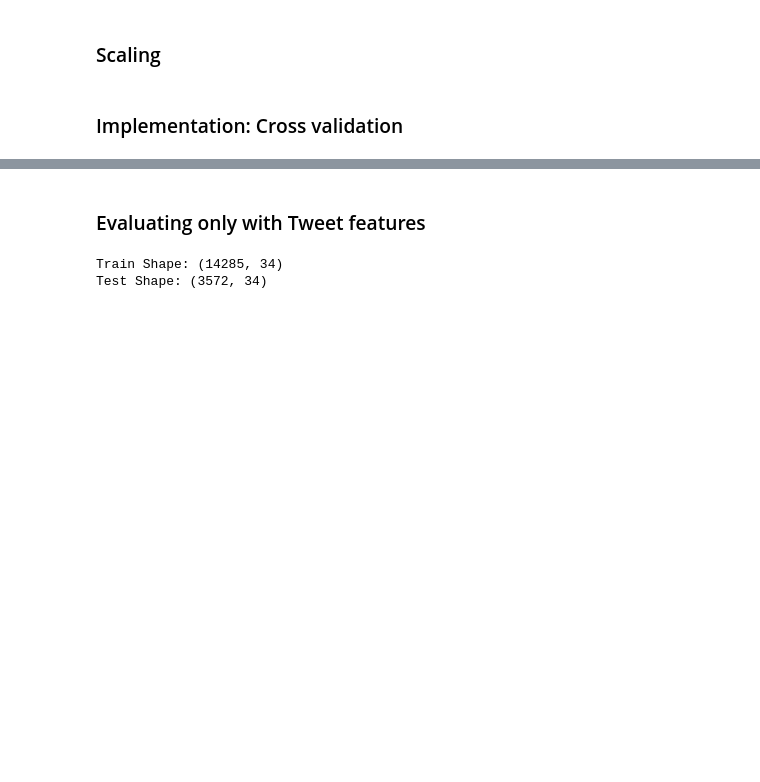
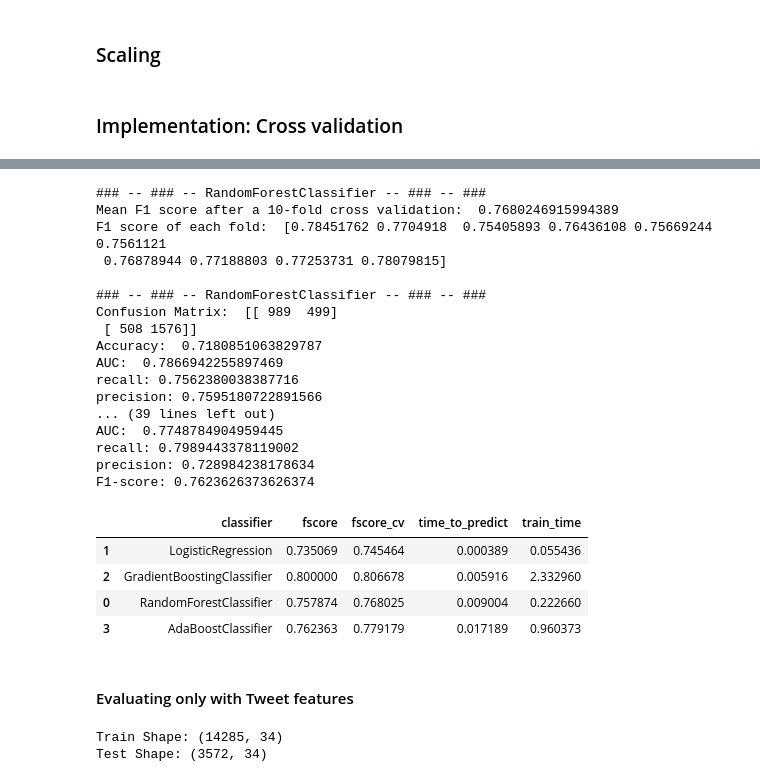
Before and after one commit to christinabo/spot-the-fake, a Jupyter notebook: fake_or_real.ipynb, the cells around one changed output, grey strips where cells are left out. Saved outputs shown, nothing was run; the diff lists cells and outputs as text; code cells hidden in the pictures; blank space fills up the shorter version.

```diff
--- a/fake_or_real.ipynb
+++ b/fake_or_real.ipynb
@@ -287,14 +315,21 @@ from sklearn.metrics import roc_auc_score
 from sklearn.metrics import accuracy_score
 from sklearn.metrics import confusion_matrix
 from sklearn.metrics import f1_score, precision_score, recall_score
+import time
 
 def display_scores(predictor, X, y):
     """
     Calculates metrics and display it
     """
+    results = {}
+
     print('\n### -- ### -- ' + str(type(predictor)).split('.')[-1][:-2] + ' -- ### -- ###')
+    results['classifier'] = str(type(predictor)).split('.')[-1][:-2]
     # Getting the predicted values
+    start = time.time()
     ypred = predictor.predict(X)
+    end = time.time()
+    results['time_to_predict'] = end-start
     ypred_score = predictor.predict_proba(X)
 
     # calculating metrics
@@ -311,4 +346,7 @@ def display_scores(predictor, X, y):
     print('recall:', recall)
     print('precision:', precision)
     print('F1-score:', fscore)
+    results['fscore'] = fscore
+
+    return results
 # %% [markdown]
@@ -322,15 +362,25 @@ import warnings
 
 warnings.filterwarnings("ignore", category=FutureWarning)
 
-# Initialize the models
-clf_A = RandomForestClassifier(random_state=0)
-clf_B = LogisticRegression(random_state=0, solver='lbfgs')
-clf_C = GradientBoostingClassifier(random_state=0)
-clf_D = AdaBoostClassifier(random_state=0)
+def evaluate(Xtrain, ytrain, Xtest, ytest):
+    # Initialize the models
+    clf_A = RandomForestClassifier(random_state=0)
+    clf_B = LogisticRegression(random_state=0, solver='lbfgs')
+    clf_C = GradientBoostingClassifier(random_state=0)
+    clf_D = AdaBoostClassifier(random_state=0)
+    stats = []
+    for learner in [clf_A, clf_B, clf_C, clf_D]:
+        start = time.time()
+        learner.fit(Xtrain, ytrain)
+        end = time.time()
+        train_time = end-start
 
-for learner in [clf_A, clf_B, clf_C, clf_D]:
+        fscore_cv = do_cv(learner, Xtrain, ytrain, 10)
 
-    learner.fit(Xtrain, ytrain)
-    do_cv(learner, Xtrain, ytrain, 10)
-    display_scores(learner, Xtrain, ytrain)
-    display_scores(learner, Xtest, ytest)
+        # display_scores(learner, Xtrain, ytrain)
+        results = display_scores(learner, Xtest, ytest)
+        results['train_time'] = train_time
+        results['fscore_cv'] = fscore_cv
+
+        stats.append(results)
+    return stats
@@ -355,5 +387,33 @@ F1-score: 0.7747290753977404
+# %%
+results = evaluate(Xtrain, ytrain, Xtest, ytest)
+results_all_df = pd.DataFrame(results)
+results_all_df.sort_values('time_to_predict', inplace=True)
+results_all_df
+# %% [output]
+### -- ### -- RandomForestClassifier -- ### -- ###
+Mean F1 score after a 10-fold cross validation:  0.7680246915994389
+F1 score of each fold:  [0.78451762 0.7704918  0.75405893 0.76436108 0.75669244 0.7561121
+ 0.76878944 0.77188803 0.77253731 0.78079815]
+
+### -- ### -- RandomForestClassifier -- ### -- ###
+Confusion Matrix:  [[ 989  499]
+ [ 508 1576]]
+Accuracy:  0.7180851063829787
+AUC:  0.7866942255897469
+recall: 0.7562380038387716
+precision: 0.7595180722891566
+... (39 lines left out)
+AUC:  0.7748784904959445
+recall: 0.7989443378119002
+precision: 0.728984238178634
+F1-score: 0.7623626373626374
+|  | classifier | fscore | fscore_cv | time_to_predict | train_time |
+| 1 | LogisticRegression | 0.735069 | 0.745464 | 0.000389 | 0.055436 |
+| 2 | GradientBoostingClassifier | 0.800000 | 0.806678 | 0.005916 | 2.332960 |
+| 0 | RandomForestClassifier | 0.757874 | 0.768025 | 0.009004 | 0.222660 |
+| 3 | AdaBoostClassifier | 0.762363 | 0.779179 | 0.017189 | 0.960373 |
 # %% [markdown]
-### Evaluating only with Tweet features
+#### Evaluating only with Tweet features
 # %%
 from sklearn.model_selection import train_test_split
 
```
Also changed, not shown: parts of 28 cells of this notebook, 3 other files.
